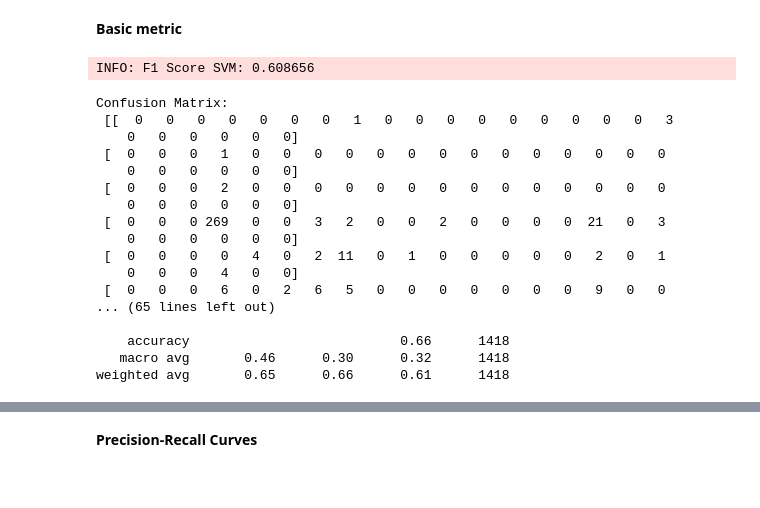
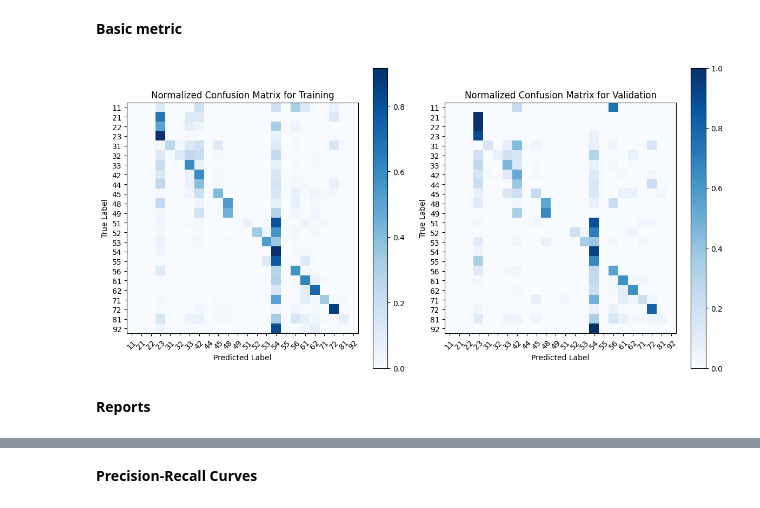
Before and after one commit to Zrive/zrive-ds-1q24-industry-classification, a Jupyter notebook: notebooks/model_selection.ipynb, the cells around one changed output, grey strips where cells are left out. Saved outputs shown, nothing was run; the diff lists cells and outputs as text; code cells hidden in the pictures.

```diff
--- a/notebooks/model_selection.ipynb
+++ b/notebooks/model_selection.ipynb
@@ -453,30 +496,14 @@ y_train_pred = model.predict(X_train)
 y_train_proba = model.predict_proba(X_train)
 # %% [markdown]
 **Basic metric**
-# %%
-conf_matrix = confusion_matrix(y_val, y_val_pred)
-report = classification_report(y_val, y_val_pred)
-f1 = f1_score(y_val, y_val_pred, average='weighted')
-
-print("Confusion Matrix:\n", conf_matrix)
-print("\nClassification Report SVM:\n", report)
-logging.info("F1 Score SVM: %f", f1)
-# %% [output]
-INFO: F1 Score SVM: 0.608656
-Confusion Matrix:
- [[  0   0   0   0   0   0   0   1   0   0   0   0   0   0   0   0   0   3
-    0   0   0   0   0   0]
- [  0   0   0   1   0   0   0   0   0   0   0   0   0   0   0   0   0   0
-    0   0   0   0   0   0]
- [  0   0   0   2   0   0   0   0   0   0   0   0   0   0   0   0   0   0
-    0   0   0   0   0   0]
- [  0   0   0 269   0   0   3   2   0   0   2   0   0   0   0  21   0   3
-    0   0   0   0   0   0]
- [  0   0   0   0   4   0   2  11   0   1   0   0   0   0   0   2   0   1
-    0   0   0   4   0   0]
- [  0   0   0   6   0   2   6   5   0   0   0   0   0   0   0   9   0   0
-... (65 lines left out)
-
-    accuracy                           0.66      1418
-   macro avg       0.46      0.30      0.32      1418
-weighted avg       0.65      0.66      0.61      1418
+# %%
+fig, axes = plt.subplots(1, 2, figsize=(12, 6))
+
+plot_normalized_confusion_matrix(y_train, y_train_pred, ax = axes[0], splitting_set = "Training")
+plot_normalized_confusion_matrix(y_val, y_val_pred, ax = axes[1], splitting_set = "Validation")
+
+plt.tight_layout()
+# %% [output]
+[figure, added]
+# %% [markdown]
+**Reports**
```
Also changed, not shown: parts of 27 cells of this notebook.
